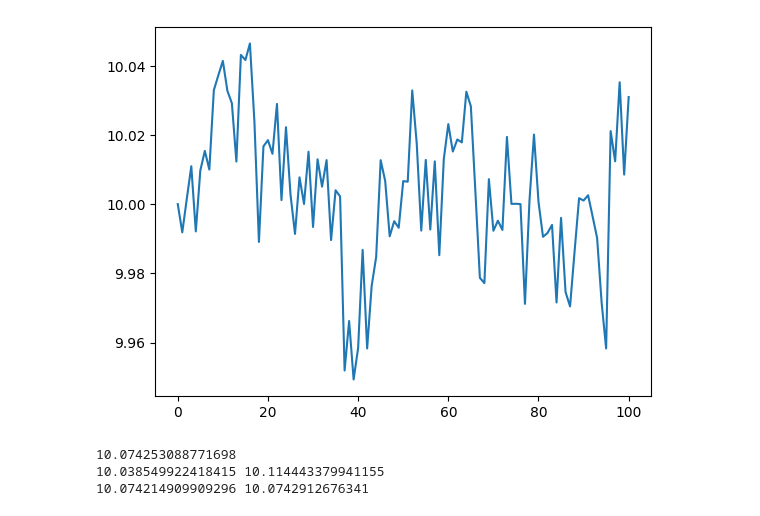
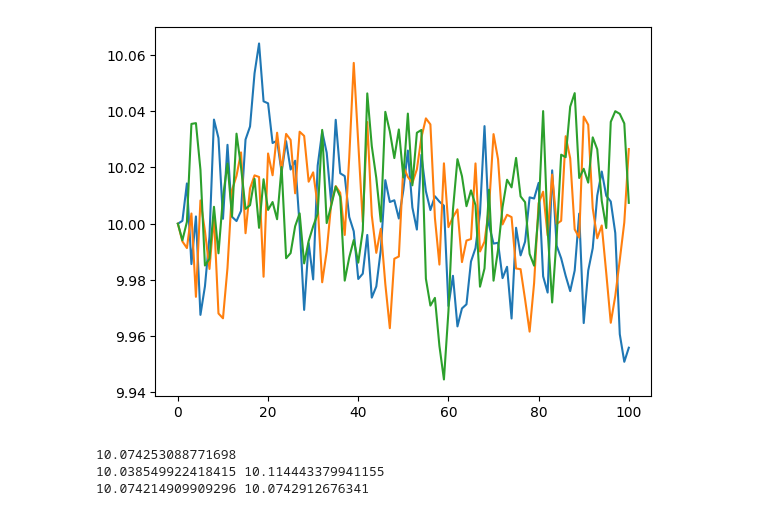
Before and after one commit to Jair-RM/Simulacion-2-Figols, a Jupyter notebook: Ejercicio_13_SEPTIEMBRE_(Max_tasa_modelo_Vasicek).ipynb, the cells around one changed output. Drawn from its saved outputs; the diff is of its cells as text; code cells hidden in the pictures.

```diff
--- a/Ejercicio_13_SEPTIEMBRE_(Max_tasa_modelo_Vasicek).ipynb
+++ b/Ejercicio_13_SEPTIEMBRE_(Max_tasa_modelo_Vasicek).ipynb
@@ -13,30 +13,30 @@ from statistics import mean, stdev
 # %%
 # Con los mismos parametros utilizados en clase para el modelo de Vasicek, estime por simulacion el valor esperado del maximo de la tasa de interes durante los primeros 30 dias.
 # De un intervalo de confianza del 90% para el maximo calculado
 # dXt = c(Xt - M)dt + sigma*dWt
 def trayectoria(u, o, c, x0, T):
   ly=[x0]
   lt=[0]
   i=1
   for i in range(T):
     x=ly[i]
     desv=sqrt((-1/(2*c))*(exp(-2*c)-1))
     integral=c*gauss(0, desv)
     x=exp(c)*(x+u*(exp(-c)-1)+o*integral)
     ly.append(x)
     lt.append(i+1)
   return lt, ly
 u=10.
 o=0.04
 c=-0.5
 T=100
 x0=10
-for i in range(1):
+for i in range(3):
   lt, ly=trayectoria(u, o, c, x0, T)
   plt.plot(lt, ly)
 plt.show()
 # %% [output]
-[figure, old version]
+[figure, new version]
 # %%
 def maxi(u, o, c, x0, T):
   ly=[x0]
```
